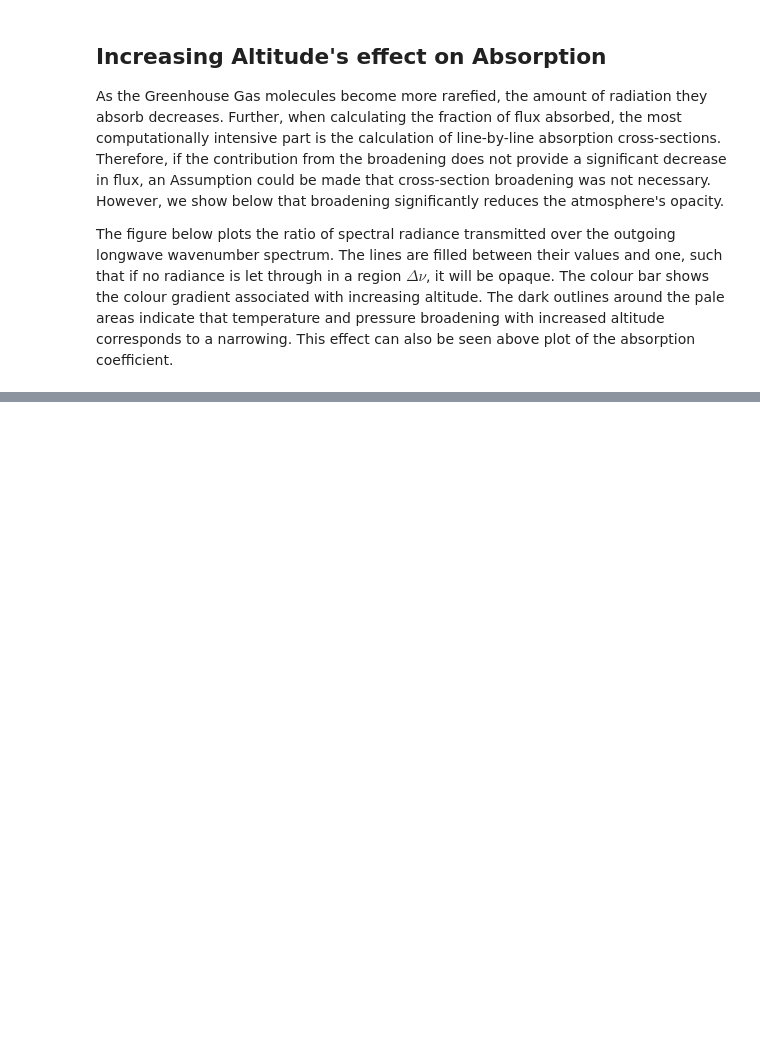
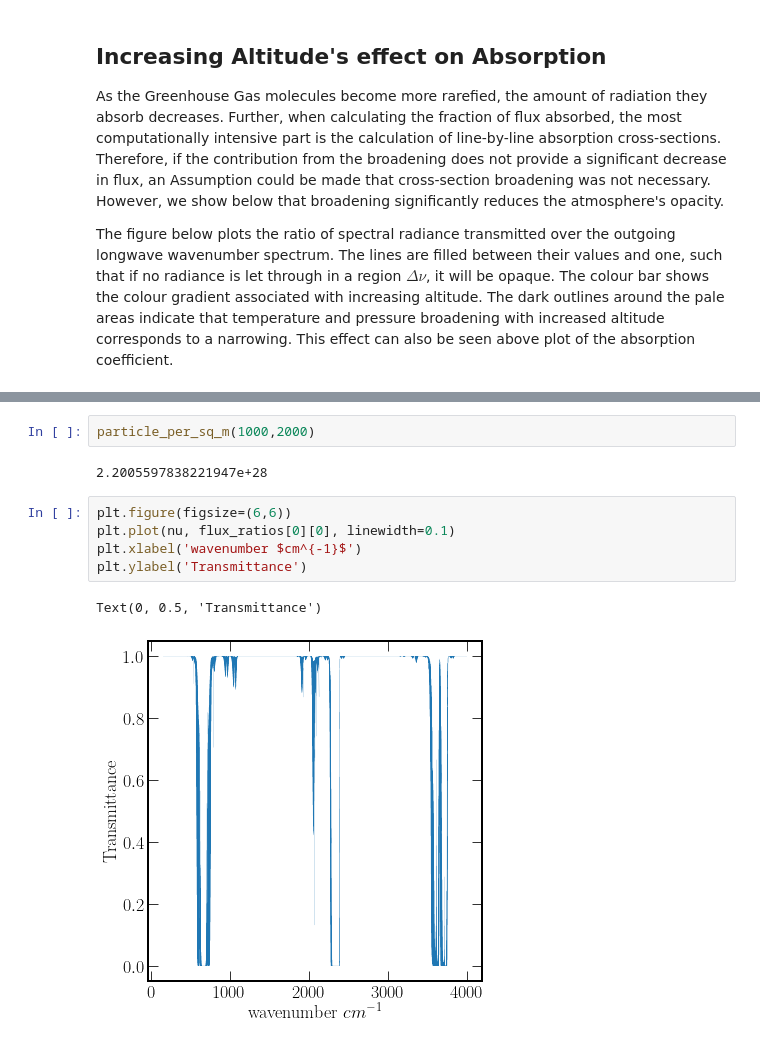
Before and after one commit to seancraven/CDS_book, a Jupyter notebook: _sources/Chapter_3/lorentzian_broadening.ipynb, the cells around one changed output, grey strips where cells are left out. Drawn from its saved outputs; the diff is of its cells as text; blank space fills up the shorter version.

```diff
--- a/_sources/Chapter_3/lorentzian_broadening.ipynb
+++ b/_sources/Chapter_3/lorentzian_broadening.ipynb
@@ -245,0 +246,12 @@ cb.set_label('z (Altitude)')
+# %%
+particle_per_sq_m(1000,2000)
+# %% [output]
+2.2005597838221947e+28
+# %%
+plt.figure(figsize=(6,6))
+plt.plot(nu, flux_ratios[0][0], linewidth=0.1)
+plt.xlabel('wavenumber $cm^{-1}$')
+plt.ylabel('Transmittance')
+# %% [output]
+Text(0, 0.5, 'Transmittance')
+[figure, added]
```
Also changed, not shown: parts of 7 cells of this notebook, 17 other files.
